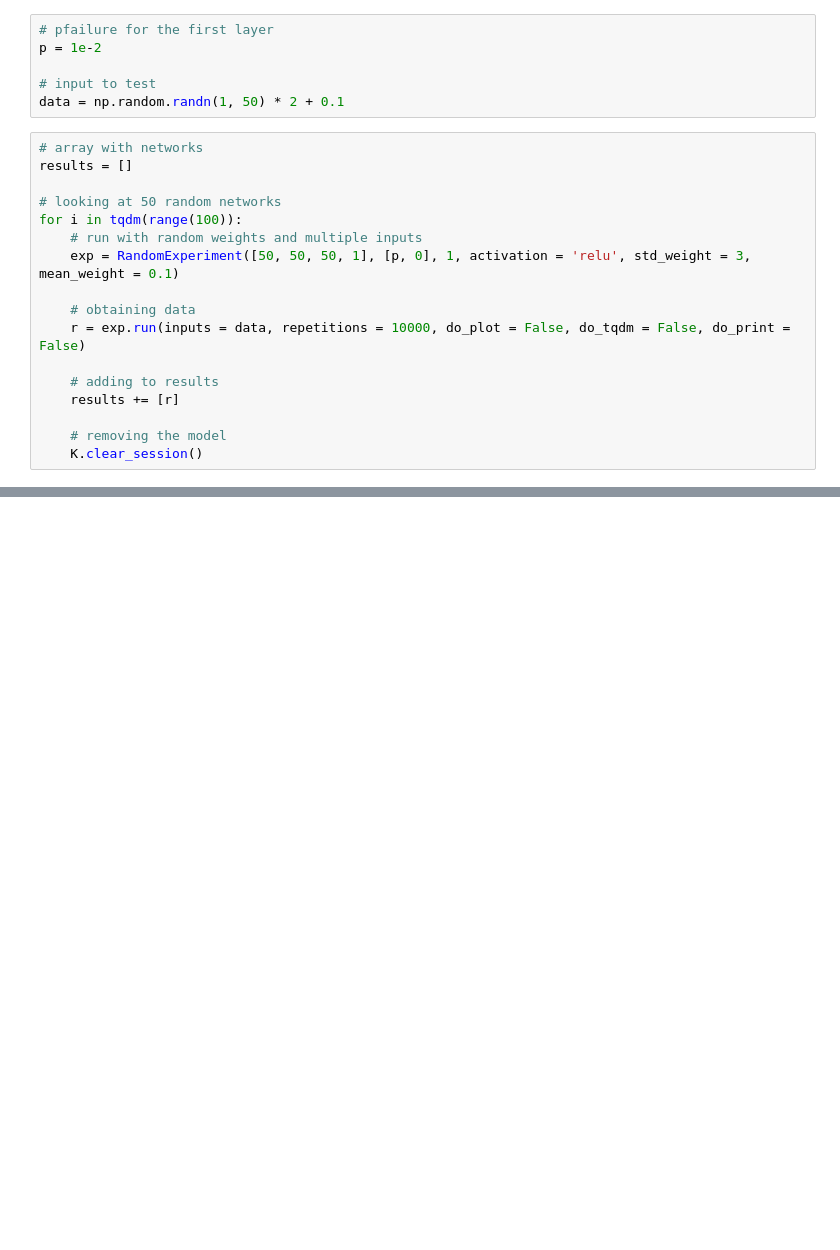
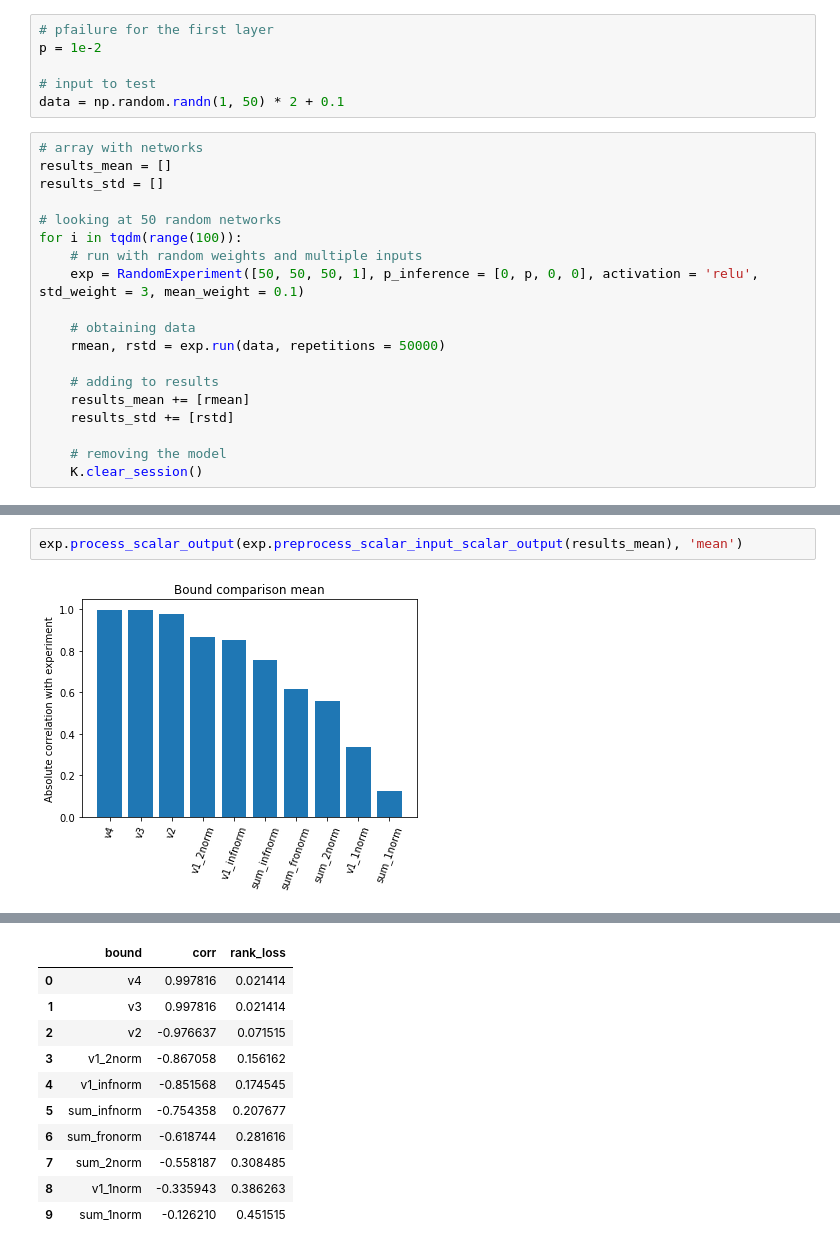
Before and after one commit to LPD-EPFL/nn-fault-tolerance, a Jupyter notebook: ErrorComparisonRandom.ipynb, the cells around one changed output, grey strips where cells are left out. Cells and saved outputs as stored; diff of their text form; blank space fills up the shorter version.

```diff
--- a/ErrorComparisonRandom.ipynb
+++ b/ErrorComparisonRandom.ipynb
@@ -177,18 +109,20 @@ p = 1e-2
 data = np.random.randn(1, 50) * 2 + 0.1
 # %%
 # array with networks
-results = []
+results_mean = []
+results_std = []
 
 # looking at 50 random networks
 for i in tqdm(range(100)):
     # run with random weights and multiple inputs
-    exp = RandomExperiment([50, 50, 50, 1], [p, 0], 1, activation = 'relu', std_weight = 3, mean_weight = 0.1)
+    exp = RandomExperiment([50, 50, 50, 1], p_inference = [0, p, 0, 0], activation = 'relu', std_weight = 3, mean_weight = 0.1)
 
     # obtaining data
-    r = exp.run(inputs = data, repetitions = 10000, do_plot = False, do_tqdm = False, do_print = False)
+    rmean, rstd = exp.run(data, repetitions = 50000)
 
     # adding to results
-    results += [r]
+    results_mean += [rmean]
+    results_std += [rstd]
 
     # removing the model
     K.clear_session()
@@ -321,0 +129,4 @@ Std bound
+# %%
+exp.process_scalar_output(exp.preprocess_scalar_input_scalar_output(results_mean), 'mean')
+# %% [output]
+[figure, added]
@@ -321,0 +134,11 @@ Std bound
+|  | bound | corr | rank_loss |
+| 0 | v4 | 0.997816 | 0.021414 |
+| 1 | v3 | 0.997816 | 0.021414 |
+| 2 | v2 | -0.976637 | 0.071515 |
+| 3 | v1_2norm | -0.867058 | 0.156162 |
+| 4 | v1_infnorm | -0.851568 | 0.174545 |
+| 5 | sum_infnorm | -0.754358 | 0.207677 |
+| 6 | sum_fronorm | -0.618744 | 0.281616 |
+| 7 | sum_2norm | -0.558187 | 0.308485 |
+| 8 | v1_1norm | -0.335943 | 0.386263 |
+| 9 | sum_1norm | -0.126210 | 0.451515 |
```
Also changed, not shown: parts of 16 cells of this notebook.
